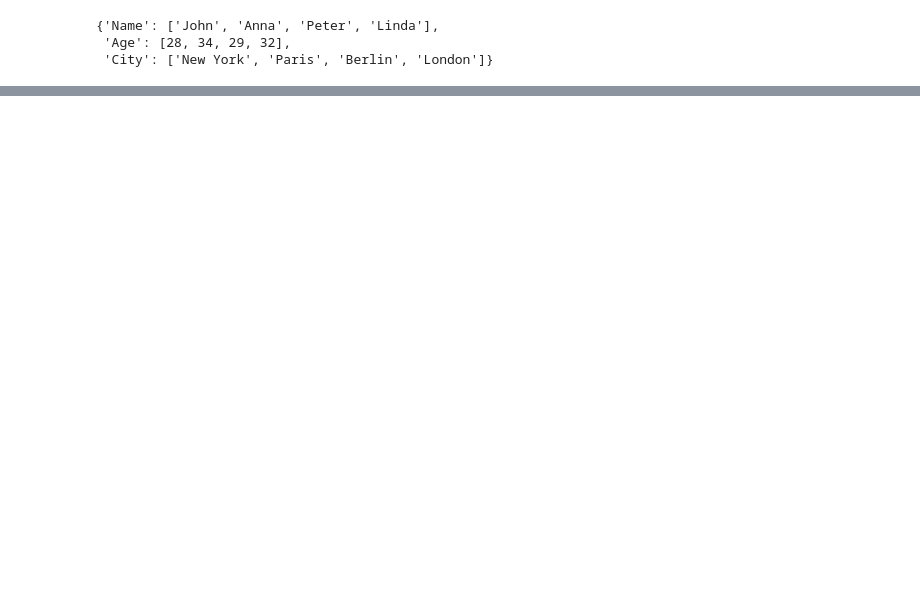
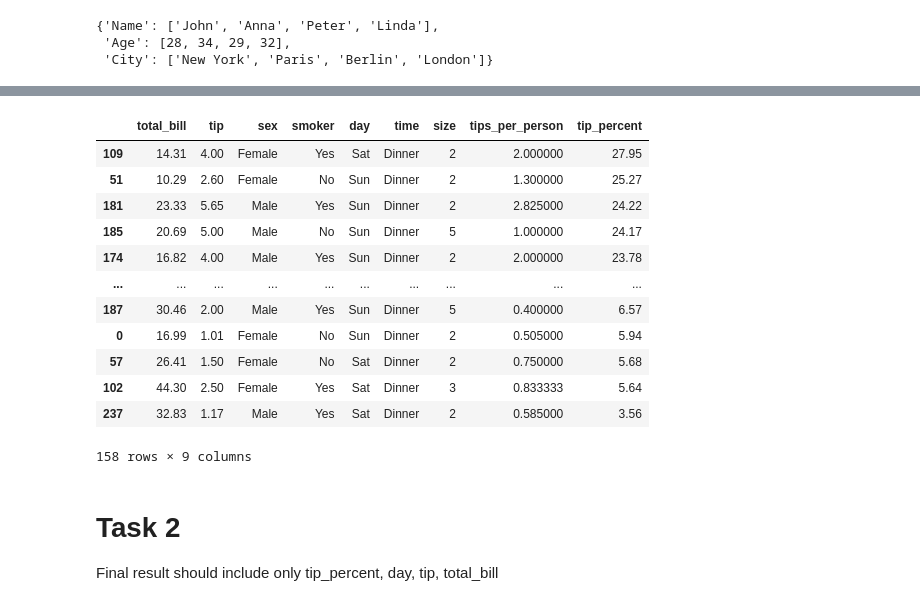
Before and after one commit to QuinlanVic/Python-module-code-notes, a Jupyter notebook: day16_pandas.ipynb, the cells around one changed output, grey strips where cells are left out. Saved outputs shown, nothing was run; the diff lists cells and outputs as text; code cells hidden in the pictures; blank space fills up the shorter version.

```diff
--- a/day16_pandas.ipynb
+++ b/day16_pandas.ipynb
@@ -56,0 +426,22 @@ type(df['Name'])
+# %%
+or_by_tip_perc = tips_df.sort_values(by="tip_percent", ascending=False)
+# or_by_tip_perc.head(6)
+# Use iloc to use indexes
+or_by_tip_perc.iloc[5:][(tips_df['day'] == 'Sat') | (tips_df['day'] == 'Sun')]
+# %% [output]
+|  | total_bill | tip | sex | smoker | day | time | size | tips_per_person | tip_percent |
+| 109 | 14.31 | 4.00 | Female | Yes | Sat | Dinner | 2 | 2.000000 | 27.95 |
+| 51 | 10.29 | 2.60 | Female | No | Sun | Dinner | 2 | 1.300000 | 25.27 |
+| 181 | 23.33 | 5.65 | Male | Yes | Sun | Dinner | 2 | 2.825000 | 24.22 |
+| 185 | 20.69 | 5.00 | Male | No | Sun | Dinner | 5 | 1.000000 | 24.17 |
+| 174 | 16.82 | 4.00 | Male | Yes | Sun | Dinner | 2 | 2.000000 | 23.78 |
+| ... | ... | ... | ... | ... | ... | ... | ... | ... | ... |
+| 187 | 30.46 | 2.00 | Male | Yes | Sun | Dinner | 5 | 0.400000 | 6.57 |
+| 0 | 16.99 | 1.01 | Female | No | Sun | Dinner | 2 | 0.505000 | 5.94 |
+| 57 | 26.41 | 1.50 | Female | No | Sat | Dinner | 2 | 0.750000 | 5.68 |
+| 102 | 44.30 | 2.50 | Female | Yes | Sat | Dinner | 3 | 0.833333 | 5.64 |
+| 237 | 32.83 | 1.17 | Male | Yes | Sat | Dinner | 2 | 0.585000 | 3.56 |
+158 rows × 9 columns
+# %% [markdown]
+# Task 2
+Final result should include only tip_percent, day, tip, total_bill
```
Also changed, not shown: parts of 40 cells of this notebook, 3 other files.
